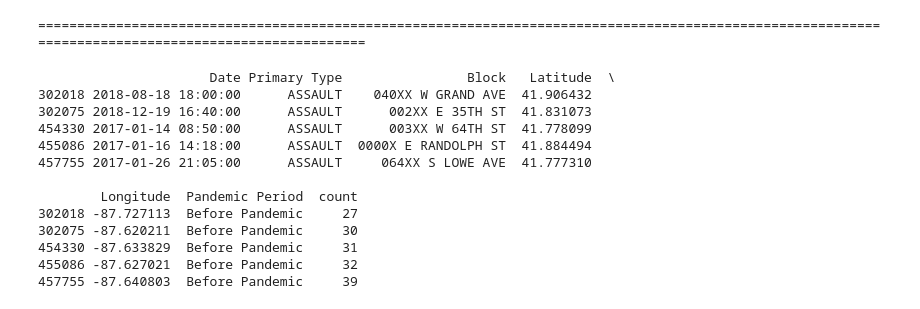
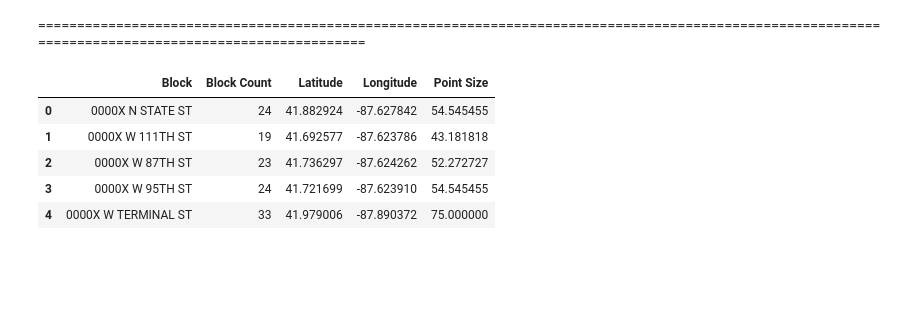
Before and after one commit to QJones76/team-project-1, a Jupyter notebook: branch_analysis.ipynb, the cells around one changed output. Drawn from its saved outputs; the diff is of its cells as text; code cells hidden in the pictures; blank space fills up the shorter version.

Commit message:
Uploading final hotspot code

```diff
--- a/branch_analysis.ipynb
+++ b/branch_analysis.ipynb
@@ -378,19 +410,22 @@ for hotspot_df, period in zip(hotspot_dfs, period_order):
     # Rename the resulting column to 'Block_Count' if necessary
     hotspot_data = hotspot_data.rename(columns={'count': 'Block Count'})
 
+    # Create a new variable grouping the lat, lon, and block for plotting
+    hotspot_blocks = hotspot_data.groupby(['Block'], as_index=False).agg({'Block Count': 'max', 'Latitude': 'max', 'Longitude': 'max'})
+
     # Calculate sizes based on unique counts for scaled visual effect
-    hotspot_data['Point Size'] = hotspot_data['Block Count'] / hotspot_data['Block Count'].max()  # Ensure the scaling is done properly
-    hotspot_data['Point Size'] = hotspot_data['Point Size'] * 100 # Increase the value if hotspots are not well displayed
+    hotspot_blocks['Point Size'] = hotspot_blocks['Block Count'] / hotspot_blocks['Block Count'].max()  # Ensure the scaling is done properly
+    hotspot_blocks['Point Size'] = hotspot_blocks['Point Size'] * 100 # Increase the value if hotspots are not well displayed
 
     # Display map-based plot for Chicago hotspots with `hvplot.points`
-    map_plot = hotspot_data.hvplot.points(
+    map_plot = hotspot_blocks.hvplot.points(
         'Longitude',
         'Latitude',
         geo=True,
         tiles='CartoLight',  # Enable map background
         color='blue', # Change Color
-        alpha=0.3, # Change the transparency
-        size='Point Size', # The more incidents that occur, the bigger the point on the map
+        alpha=0.75, # Change the transparency
+        size='Point Size', # The more incidents that occur, the bigger the point will be on the map
         title=f"Chicago {specific_value.title()} Hotspots {period}",
         xlabel="Longitude",
         ylabel="Latitude",
@@ -412,19 +447,12 @@ Mapping Chicago Hotspots for Assault Incidents During Pandemic
 Mapping Chicago Hotspots for Assault Incidents After Pandemic
 [interactive output not drawn]
 ======================================================================================================================================================
-# %%
-print(hotspot_data.head())
-# %% [output]
-                      Date Primary Type                Block   Latitude  \
-302018 2018-08-18 18:00:00      ASSAULT    040XX W GRAND AVE  41.906432
-302075 2018-12-19 16:40:00      ASSAULT      002XX E 35TH ST  41.831073
-454330 2017-01-14 08:50:00      ASSAULT      003XX W 64TH ST  41.778099
-455086 2017-01-16 14:18:00      ASSAULT  0000X E RANDOLPH ST  41.884494
-457755 2017-01-26 21:05:00      ASSAULT     064XX S LOWE AVE  41.777310
-
-        Longitude  Pandemic Period  count
-302018 -87.727113  Before Pandemic     27
-302075 -87.620211  Before Pandemic     30
-454330 -87.633829  Before Pandemic     31
-455086 -87.627021  Before Pandemic     32
-457755 -87.640803  Before Pandemic     39
+# %%
+hotspot_blocks.head()
+# %% [output]
+|  | Block | Block Count | Latitude | Longitude | Point Size |
+| 0 | 0000X N STATE ST | 24 | 41.882924 | -87.627842 | 54.545455 |
+| 1 | 0000X W 111TH ST | 19 | 41.692577 | -87.623786 | 43.181818 |
+| 2 | 0000X W 87TH ST | 23 | 41.736297 | -87.624262 | 52.272727 |
+| 3 | 0000X W 95TH ST | 24 | 41.721699 | -87.623910 | 54.545455 |
+| 4 | 0000X W TERMINAL ST | 33 | 41.979006 | -87.890372 | 75.000000 |
```
Also changed, not shown: parts of 4 cells of this notebook.
